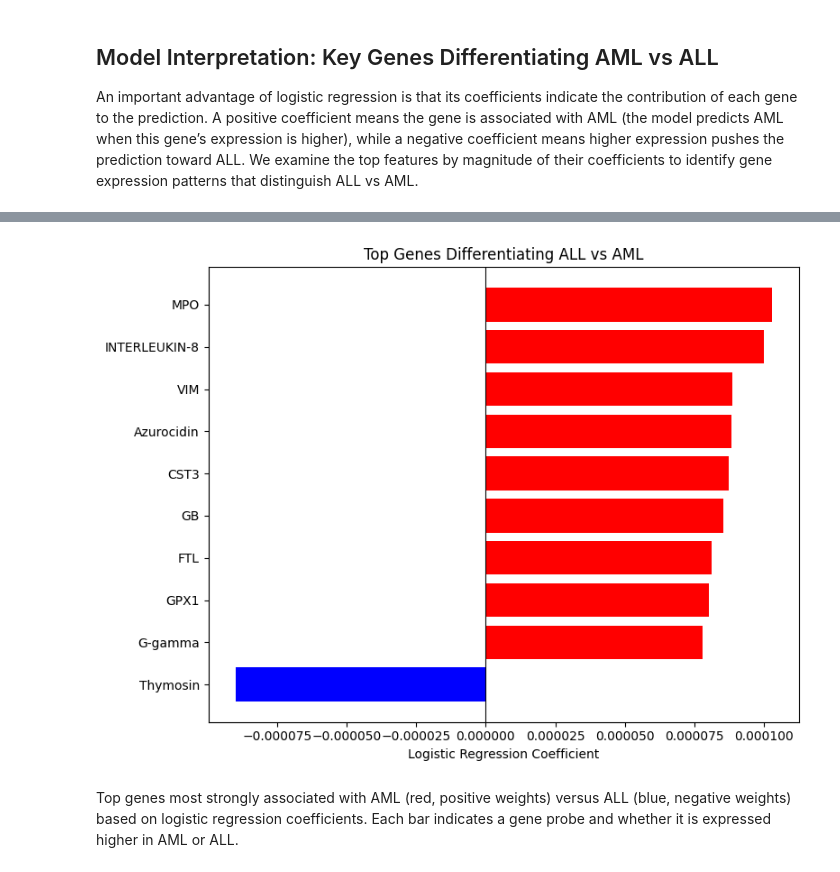
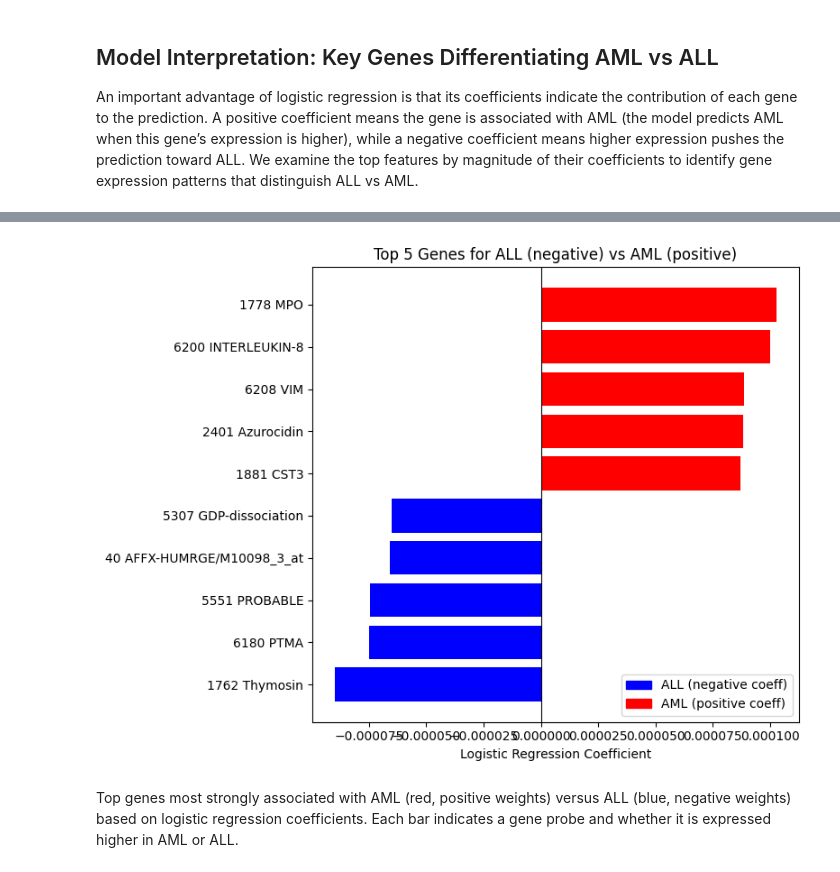
Before and after one commit to IsuruGunarathne/AML-ALL-Classifier, a Jupyter notebook: code.ipynb, the cells around one changed output, grey strips where cells are left out. Saved outputs shown, nothing was run; the diff lists cells and outputs as text; code cells hidden in the pictures.

Commit message:
Visualization update

```diff
--- a/code.ipynb
+++ b/code.ipynb
@@ -116,49 +116,43 @@ X_train = train_df.T
 import numpy as np
 import matplotlib.pyplot as plt
 
-# 1. Extract the logistic regression coefficients
-coefficients = clf.coef_[0]  # shape: (n_features,)
+# 1. Get the logistic regression coefficients for each gene feature
+# (Assuming clf is the trained LogisticRegression model and AML is encoded as 1, ALL as 0)
+coeffs = clf.coef_.flatten()  # flatten to 1D array if shape is (1, n_features)
 
-# 2. Find the top 10 features by absolute coefficient value
-abs_coeff = np.abs(coefficients)
-top10_idx = np.argsort(abs_coeff)[-10:]  # indices of the 10 largest by absolute value
-top10_col_indexes = X_train.columns[top10_idx]  # These are the numeric row indices from train_raw
-top10_coeff = coefficients[top10_idx]
+# 2. Identify the indices of the top 5 most positive (AML) and top 5 most negative (ALL) coefficients
+top5_pos_indices = np.argsort(coeffs)[-5:]   # indices of 5 largest positive coefficients
+top5_neg_indices = np.argsort(coeffs)[:5]    # indices of 5 smallest (most negative) coefficients
 
-# 3. Sort these top 10 by actual coefficient value (negative on top, positive on bottom)
-sort_idx = np.argsort(top10_coeff)
-top10_col_indexes = top10_col_indexes[sort_idx]
-top10_coeff = top10_coeff[sort_idx]
+# Combine these indices
+top_indices = np.concatenate([top5_neg_indices, top5_pos_indices])
+# Sort the combined indices by coefficient value, so we go from most negative to most positive
+top_indices = top_indices[np.argsort(coeffs[top_indices])]
 
-# 4. Build a label for each gene using its description from desc_dict
-def label_gene(col_index, coeff_value):
-    # Convert column name to int if needed
-    col_int = int(col_index)
-    gene_desc = desc_dict[col_int]
-    # Append (AML) or (ALL) based on the sign of the coefficient
-    if coeff_value > 0:
-        return f"{gene_desc} (AML)"
-    else:
-        return f"{gene_desc} (ALL)"
+# 3. Prepare labels for each selected gene
+# Assuming train_raw is a DataFrame of the training CSV with a column "Gene Description"
+gene_descriptions = train_raw["Gene Description"]
+# For each index, format label as "index FirstWordOfDescription"
+labels = [f"{idx} {gene_descriptions.iloc[idx].split()[0]}" for idx in top_indices]
 
-top10_gene_labels = [label_gene(col, c) for col, c in zip(top10_col_indexes, top10_coeff)]
-# replace the labels with the first word of the gene description
-top10_gene_labels = [desc.split()[0] for desc in top10_gene_labels]
-print("Top 10 genes and their coefficients:")
-for label, coeff in zip(top10_gene_labels, top10_coeff):
-    print(f"{label}: {coeff:.8f}")
+# 4. Prepare bar colors: red for AML-associated (positive coeff), blue for ALL-associated (negative coeff)
+colors = ["red" if coeffs[idx] > 0 else "blue" for idx in top_indices]
 
+# 5. Plot the horizontal bar chart
+plt.figure(figsize=(8, 6))
+plt.barh(range(len(top_indices)), coeffs[top_indices], color=colors)
+plt.yticks(range(len(top_indices)), labels)           # set y-axis labels as the gene labels
+plt.xlabel("Logistic Regression Coefficient")
+plt.title("Top 5 Genes for ALL (negative) vs AML (positive)")
 
-# 5. Assign colors: red for positive, blue for negative
-colors = ["red" if c > 0 else "blue" for c in top10_coeff]
+# Add a vertical line at x=0 for reference (separates ALL vs AML side)
+plt.axvline(x=0, color='black', linewidth=0.8)
 
-# 6. Plot horizontal bar chart
-plt.figure(figsize=(8, 6))
-plt.barh(range(len(top10_gene_labels)), top10_coeff, color=colors)
-plt.yticks(range(len(top10_gene_labels)), top10_gene_labels)
-plt.axvline(x=0, color='black', linewidth=0.8)  # vertical line at 0 for reference
-plt.xlabel("Logistic Regression Coefficient")
-plt.title("Top Genes Differentiating ALL vs AML")
-plt.tight_layout()
+# (Optional) Add legend to clarify colors
+plt.legend(handles=[plt.Rectangle((0,0),1,1,color="blue"),
+                    plt.Rectangle((0,0),1,1,color="red")],
+           labels=["ALL (negative coeff)", "AML (positive coeff)"], loc="lower right")
+
+plt.tight_layout()  # fit everything nicely
 plt.show()
 # %% [output]
@@ -182,4 +159,4 @@ MPO: 0.00010291
-[figure, old version]
+[figure, new version]
 # %% [markdown]
 
 Top genes most strongly associated with AML (red, positive weights) versus ALL (blue, negative weights) based on logistic regression coefficients. Each bar indicates a gene probe and whether it is expressed higher in AML or ALL.
```
Also changed, not shown: parts of 2 cells of this notebook.
